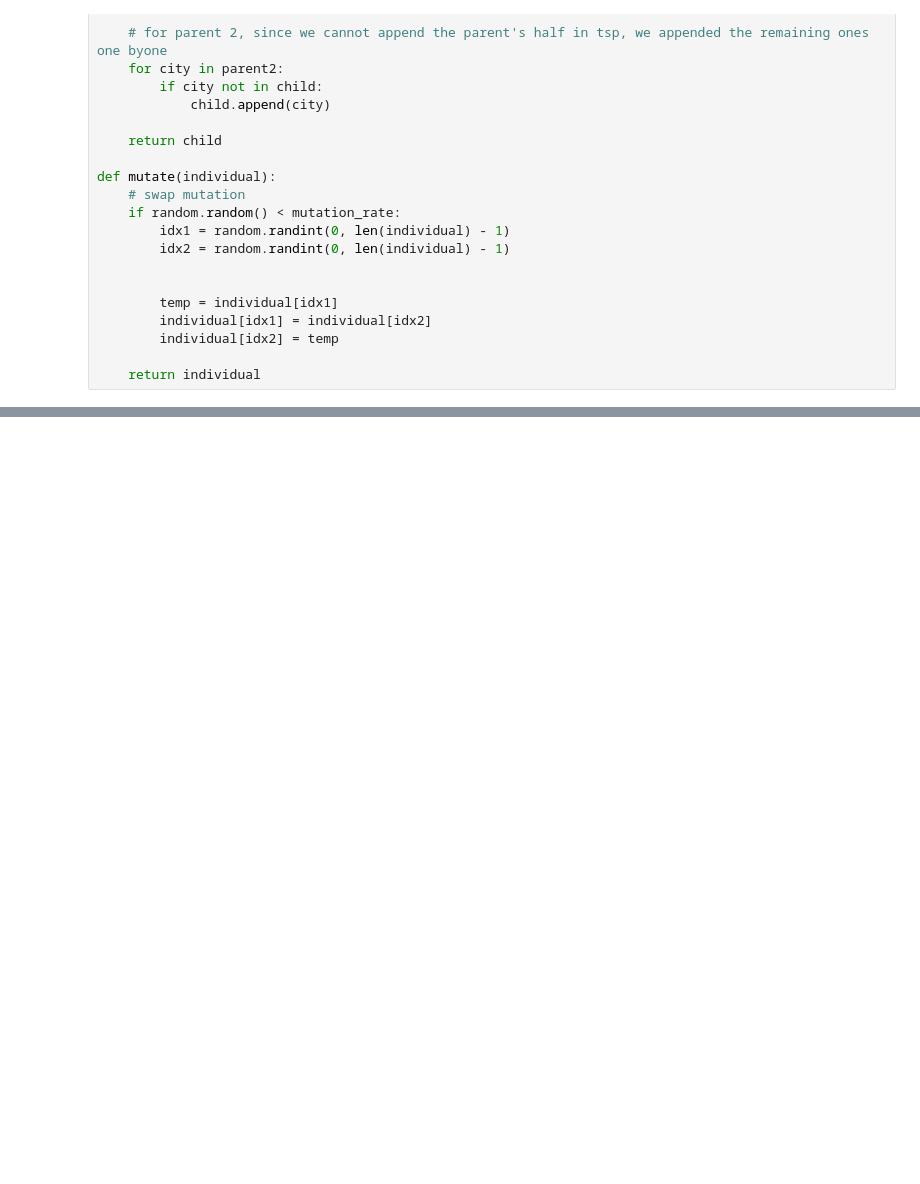
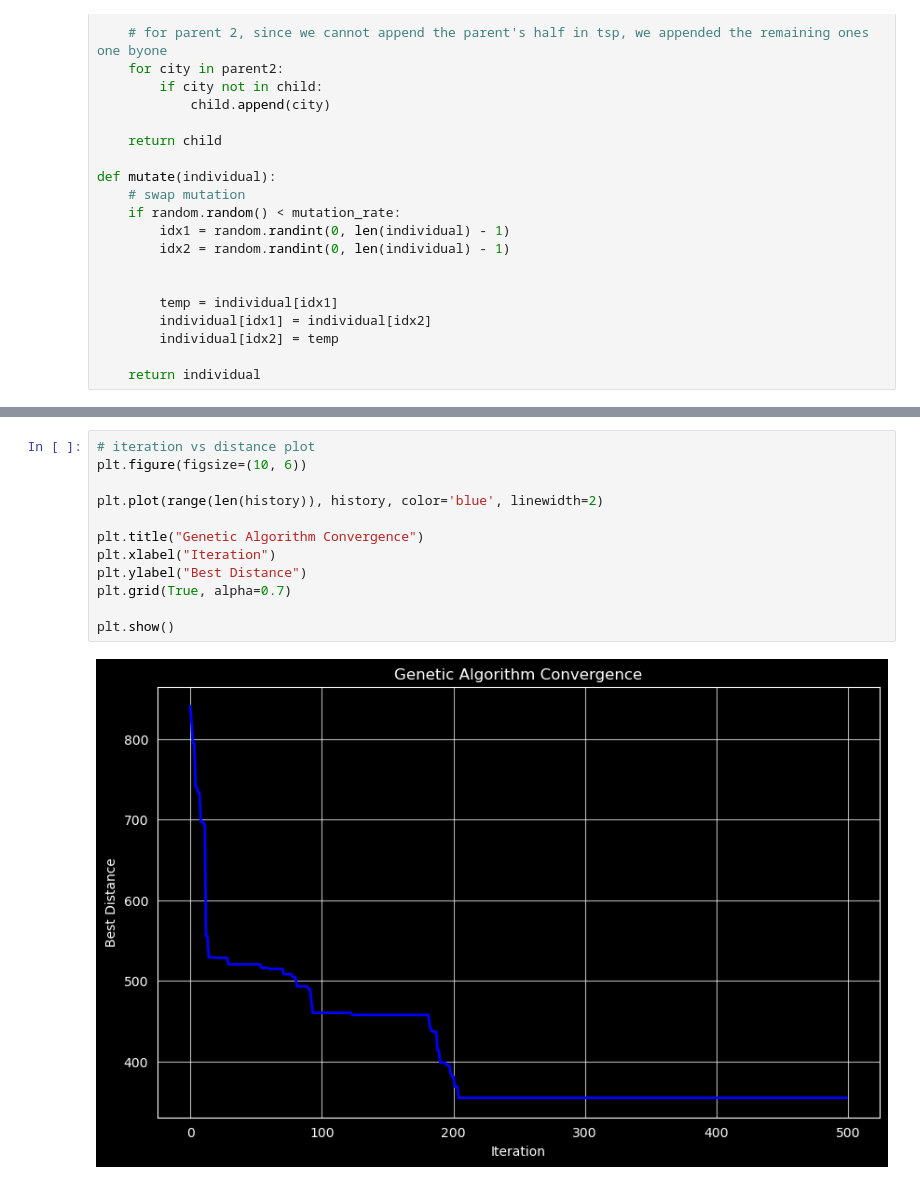
Before and after one commit to MuratorkunN/MLProjects, a Jupyter notebook: TSP Algorithms/generic_algorithm.ipynb, the cells around one changed output, grey strips where cells are left out. Saved outputs shown, nothing was run; the diff lists cells and outputs as text; blank space fills up the shorter version.

Commit message:
johnsons and genetic updated

```diff
--- a/TSP Algorithms/generic_algorithm.ipynb
+++ b/TSP Algorithms/generic_algorithm.ipynb
@@ -131,0 +136,14 @@ Distance: 461.70
+# %%
+# iteration vs distance plot
+plt.figure(figsize=(10, 6))
+
+plt.plot(range(len(history)), history, color='blue', linewidth=2)
+
+plt.title("Genetic Algorithm Convergence")
+plt.xlabel("Iteration")
+plt.ylabel("Best Distance")
+plt.grid(True, alpha=0.7)
+
+plt.show()
+# %% [output]
+[figure, added]
```
Also changed, not shown: parts of 3 cells of this notebook, 1 other file.
